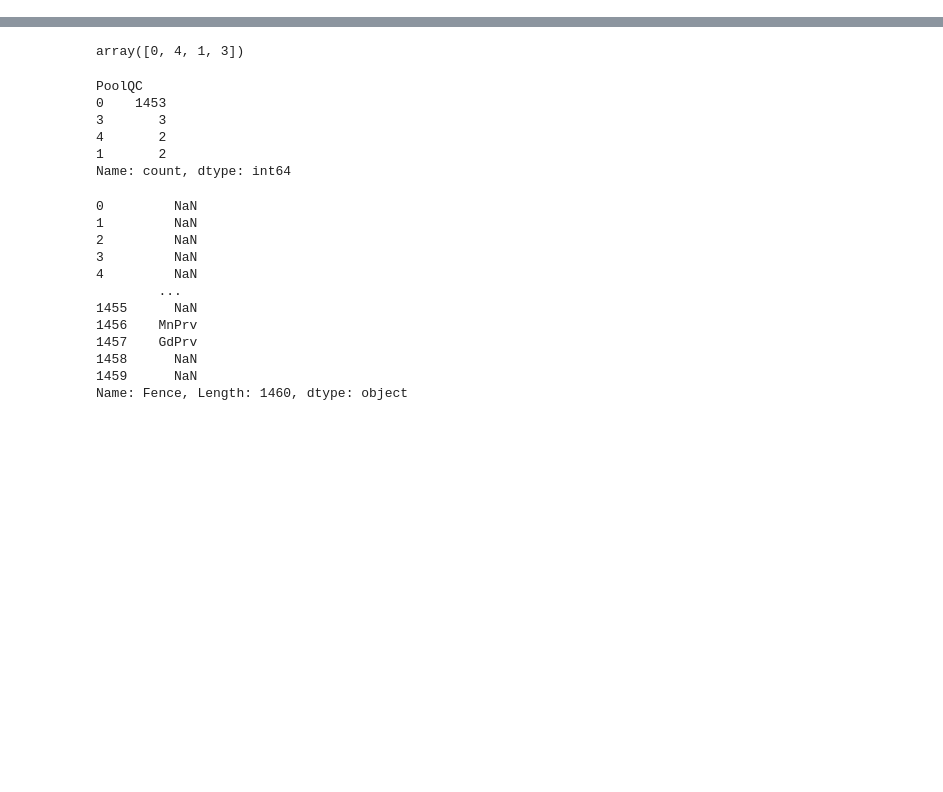
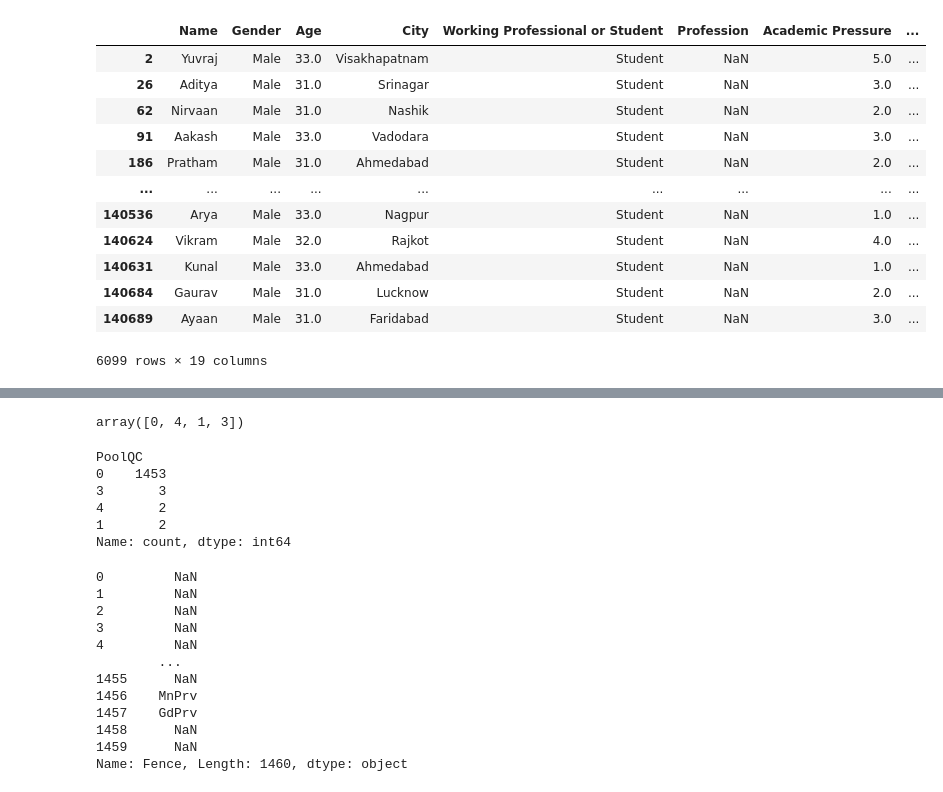
Before and after one commit to mutuceng/depression-risk-classification, a Jupyter notebook: Backend/ML/data_prep.ipynb, the cells around one changed output, grey strips where cells are left out. Saved outputs shown, nothing was run; the diff lists cells and outputs as text; code cells hidden in the pictures; blank space fills up the shorter version.

```diff
--- a/Backend/ML/data_prep.ipynb
+++ b/Backend/ML/data_prep.ipynb
@@ -117,0 +193,17 @@ Name: PoolQC, Length: 1460, dtype: int64
+# %%
+age1 = std_trainset[std_trainset['Age']> 30]
+age1
+# %% [output]
+|  | Name | Gender | Age | City | Working Professional or Student | Profession | Academic Pressure | ... |
+| 2 | Yuvraj | Male | 33.0 | Visakhapatnam | Student | NaN | 5.0 | ... |
+| 26 | Aditya | Male | 31.0 | Srinagar | Student | NaN | 3.0 | ... |
+| 62 | Nirvaan | Male | 31.0 | Nashik | Student | NaN | 2.0 | ... |
+| 91 | Aakash | Male | 33.0 | Vadodara | Student | NaN | 3.0 | ... |
+| 186 | Pratham | Male | 31.0 | Ahmedabad | Student | NaN | 2.0 | ... |
+| ... | ... | ... | ... | ... | ... | ... | ... | ... |
+| 140536 | Arya | Male | 33.0 | Nagpur | Student | NaN | 1.0 | ... |
+| 140624 | Vikram | Male | 32.0 | Rajkot | Student | NaN | 4.0 | ... |
+| 140631 | Kunal | Male | 33.0 | Ahmedabad | Student | NaN | 1.0 | ... |
+| 140684 | Gaurav | Male | 31.0 | Lucknow | Student | NaN | 2.0 | ... |
+| 140689 | Ayaan | Male | 31.0 | Faridabad | Student | NaN | 3.0 | ... |
+6099 rows × 19 columns
```
Also changed, not shown: parts of 47 cells of this notebook, 4 other files.
